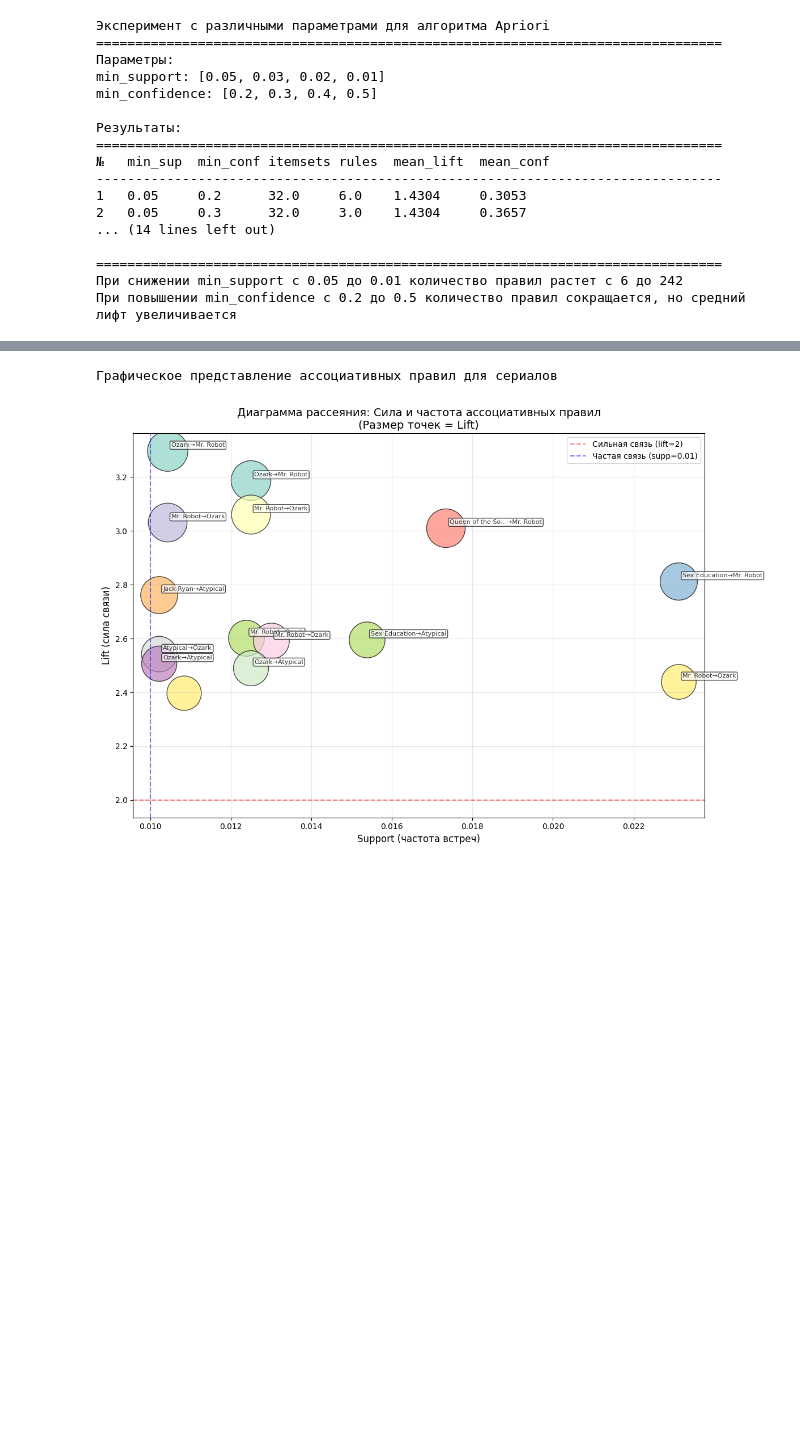
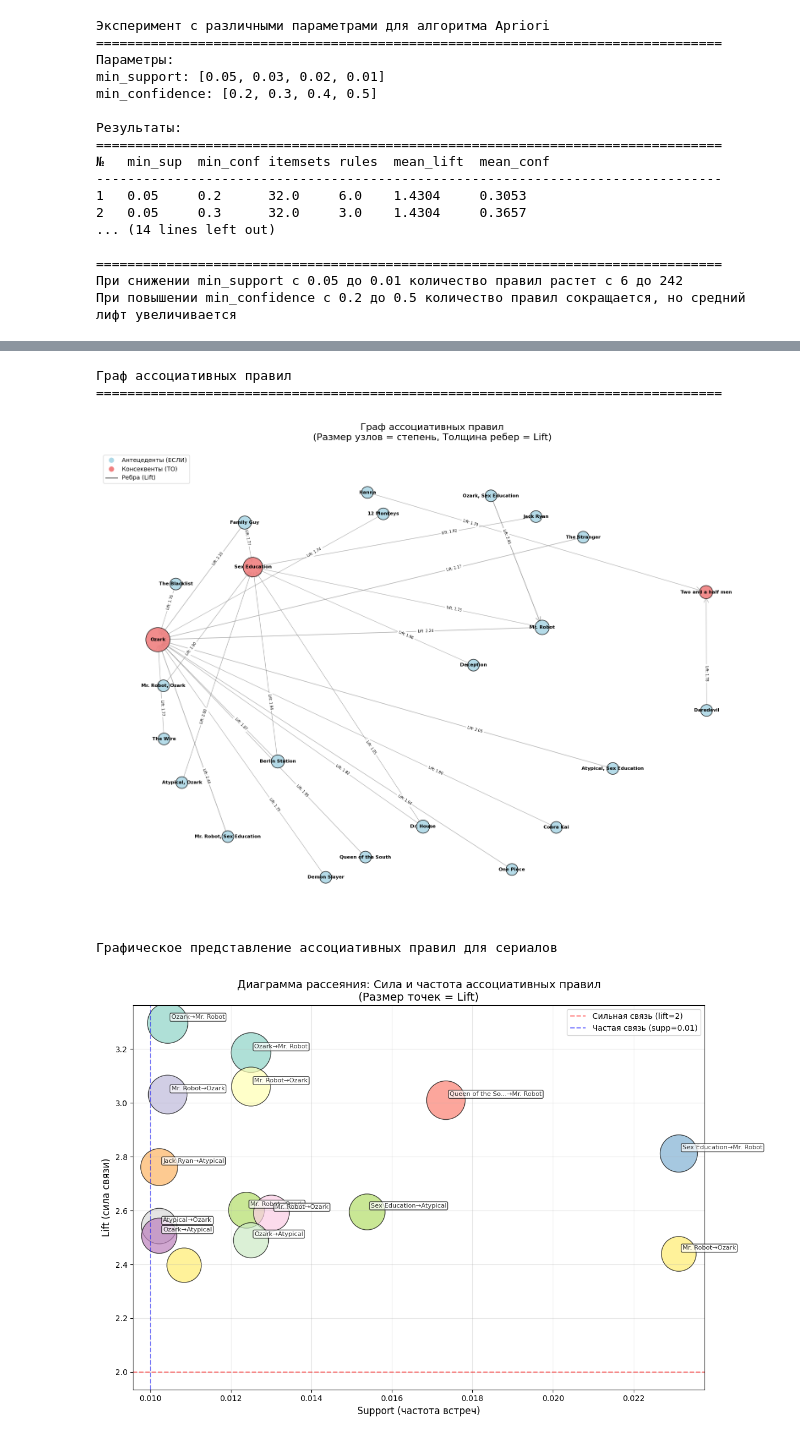
Before and after one commit to AccuRion1/machinelearn2, a Jupyter notebook: tv_lab2.ipynb, the cells around one changed output, grey strips where cells are left out. Saved outputs shown, nothing was run; the diff lists cells and outputs as text; code cells hidden in the pictures; blank space fills up the shorter version.

```diff
--- a/tv_lab2.ipynb
+++ b/tv_lab2.ipynb
@@ -1134,3 +1187,75 @@ print("• Кластеры: группы связанных сериалов")
+# %%
+print("Граф ассоциативных правил")
+print("="*80)
+
+def visualize_association_graph(G, figsize=(16, 12)):
+    plt.figure(figsize=figsize)
+
+    pos = nx.spring_layout(G, k=2, iterations=50, seed=42)
+
+    node_sizes = []
+    node_colors = []
+
+    for node in G.nodes():
+        degree = G.degree(node)
+        node_sizes.append(300 + degree * 100)
+
+        if G.nodes[node].get('type') == 'antecedent':
+            node_colors.append('lightblue')
+        else:
+            node_colors.append('lightcoral')
+
+    nx.draw_networkx_nodes(G, pos,
+                          node_size=node_sizes,
+                          node_color=node_colors,
+                          alpha=0.9,
+                          edgecolors='black',
+                          linewidths=1)
+
+    edge_widths = [G[u][v]['weight'] * 0.5 for u, v in G.edges()]
+    nx.draw_networkx_edges(G, pos,
+                          edge_color='gray',
+                          width=edge_widths,
+                          alpha=0.6,
+                          arrows=True,
+                          arrowsize=20,
+                          arrowstyle='->')
+
+    nx.draw_networkx_labels(G, pos,
+                           font_size=8,
+                           font_weight='bold')
+
+    edge_labels = {(u, v): f"Lift: {G[u][v]['weight']:.2f}"
+                   for u, v in G.edges()}
+    nx.draw_networkx_edge_labels(G, pos,
+                                edge_labels=edge_labels,
+                                font_size=6,
+                                label_pos=0.3)
+
+    plt.title('Граф ассоциативных правил\n(Размер узлов = степень, Толщина ребер = Lift)',
+              size=16, pad=20)
+    plt.axis('off')
+
+    legend_elements = [
+        plt.Line2D([0], [0], marker='o', color='w', markerfacecolor='lightblue',
+                  markersize=10, label='Антецеденты (ЕСЛИ)'),
+        plt.Line2D([0], [0], marker='o', color='w', markerfacecolor='lightcoral',
+                  markersize=10, label='Консеквенты (ТО)'),
+        plt.Line2D([0], [0], color='gray', linewidth=2, label='Ребра (Lift)')
+    ]
+    plt.legend(handles=legend_elements, loc='upper left', bbox_to_anchor=(0, 1))
+
+    plt.tight_layout()
+    plt.show()
+
+if association_graph.number_of_nodes() > 0:
+    visualize_association_graph(association_graph)
+else:
+    print("Граф пустой! Недостаточно правил для построения.")
+# %% [output]
+Граф ассоциативных правил
+================================================================================
+[figure, added]
 # %%
 print('Графическое представление ассоциативных правил для сериалов\n')
 
```
Also changed, not shown: parts of 3 cells of this notebook.
